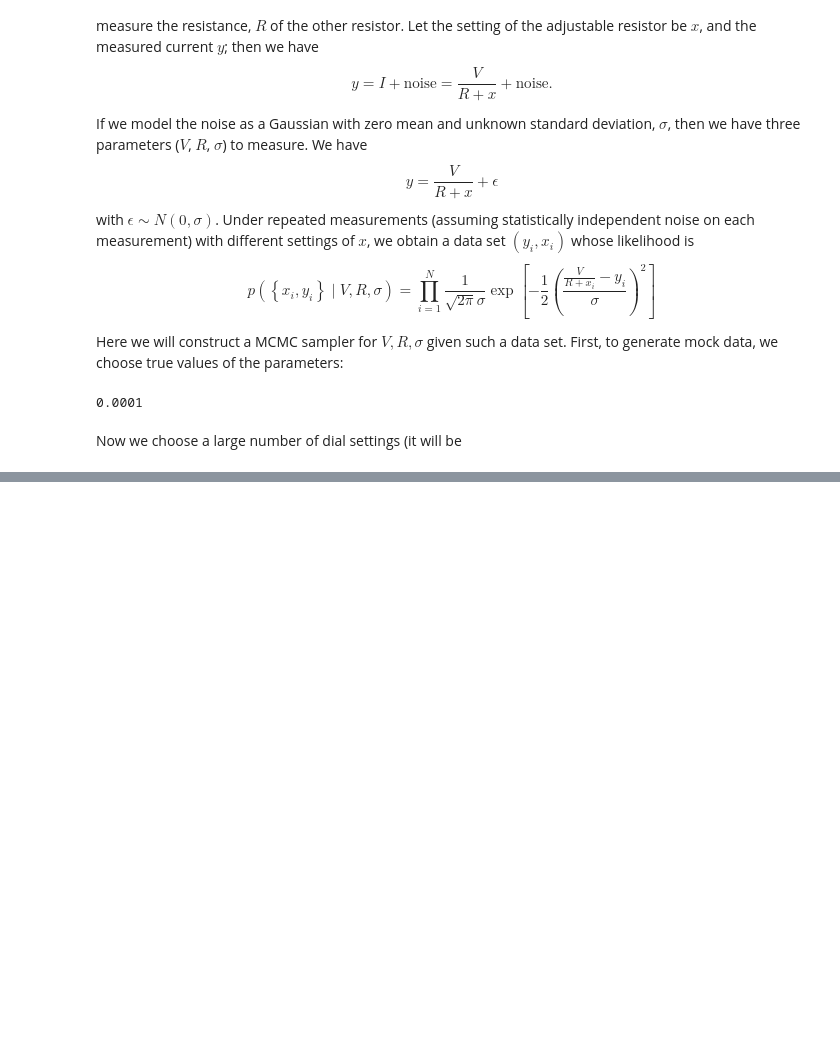
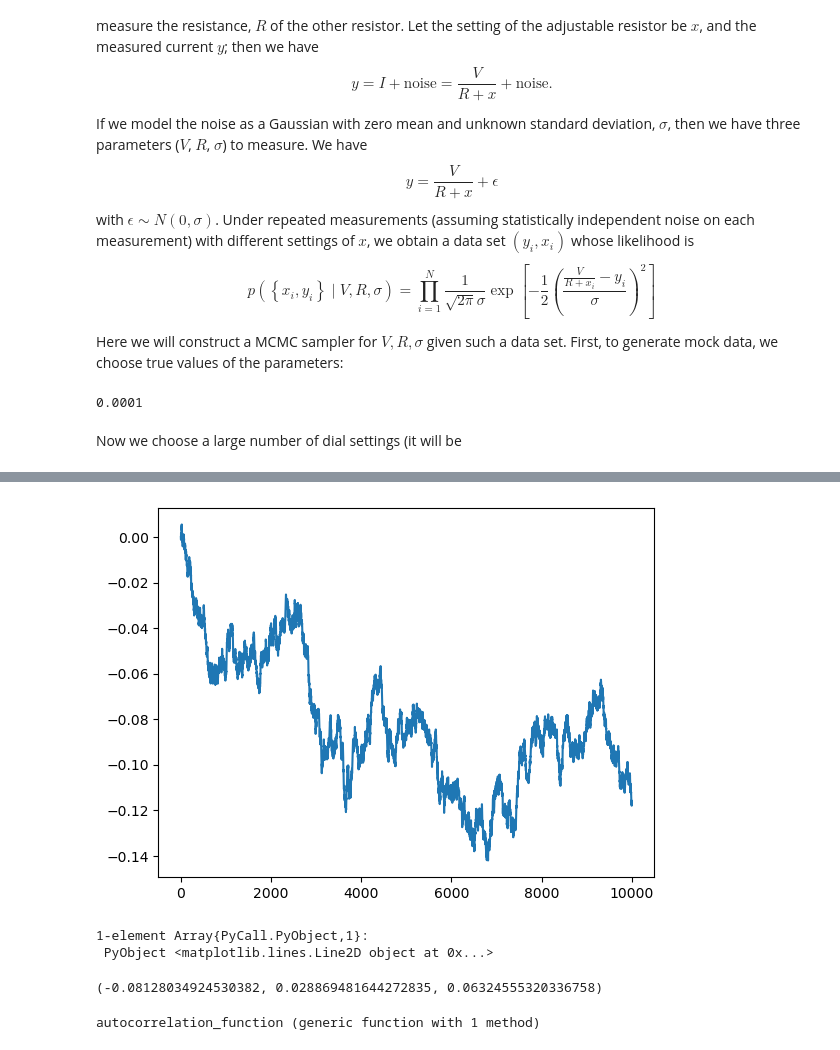
Before and after one commit to Farr-PHY-604/MCMC, a Jupyter notebook: MCMC.ipynb, the cells around one changed output, grey strips where cells are left out. Saved outputs shown, nothing was run; the diff lists cells and outputs as text; code cells hidden in the pictures; blank space fills up the shorter version.

```diff
--- a/MCMC.ipynb
+++ b/MCMC.ipynb
@@ -42,0 +84,33 @@ PyObject Text(28.0, 0.5, '$y$ ($\\mathrm{A}$)')
+# %%
+plot(xs)
+# %% [output]
+[figure, added]
+1-element Array{PyCall.PyObject,1}:
+ PyObject <matplotlib.lines.Line2D object at 0x...>
+# %%
+mean(xs), std(xs), 1/sqrt(10000/40)
+# %% [output]
+(-0.08128034924530382, 0.028869481644272835, 0.06324555320336758)
+# %%
+function next_pow_two(n)
+    i = 1
+    while i < n
+        i = i*2
+    end
+    return i
+end
+
+function autocorrelation_function(xs)
+    xs = xs .- mean(xs)
+    n = size(xs,1)
+    N = next_pow_two(2*n)
+    xs_ext = zeros(N)
+    xs_ext[1:n] = xs
+    ys = rfft(xs_ext)
+    ys = ys.*conj(ys)
+    acf = irfft(ys, N)
+    acf = acf ./ acf[1]
+    acf[1:n]
+end
+# %% [output]
+autocorrelation_function (generic function with 1 method)
```
Also changed, not shown: parts of 24 cells of this notebook, 2 other files.
